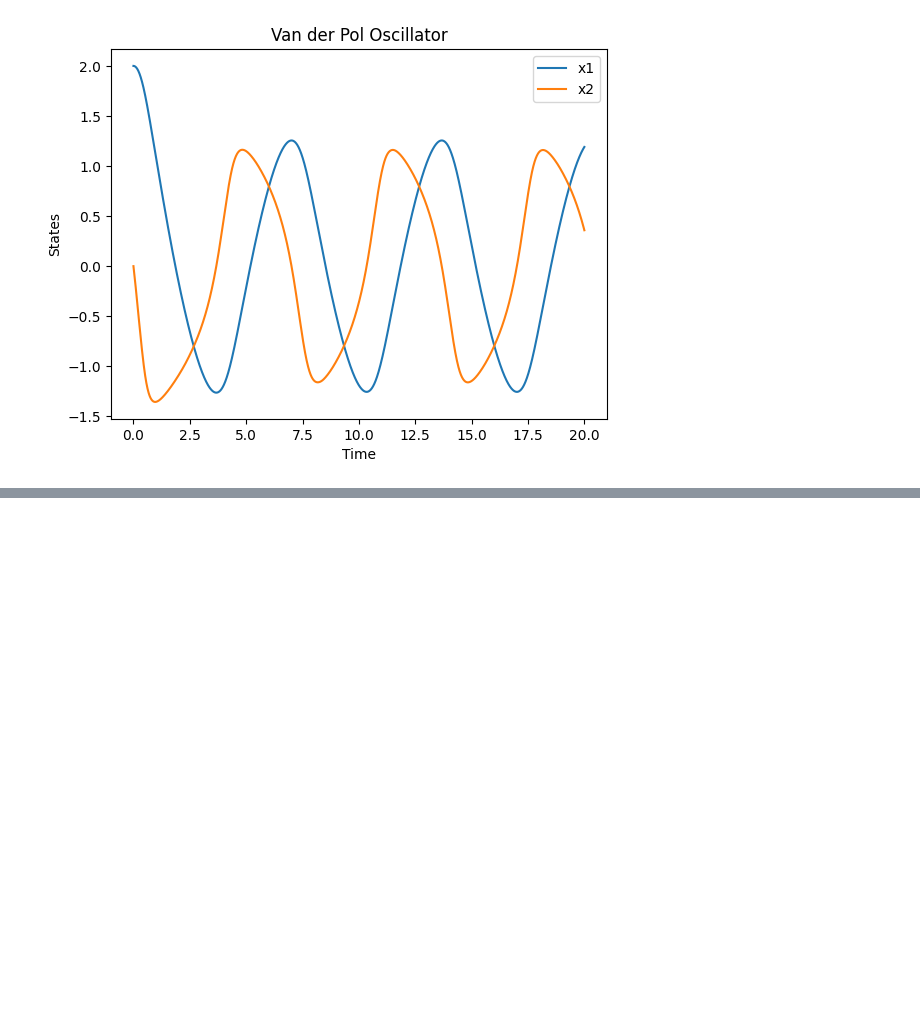
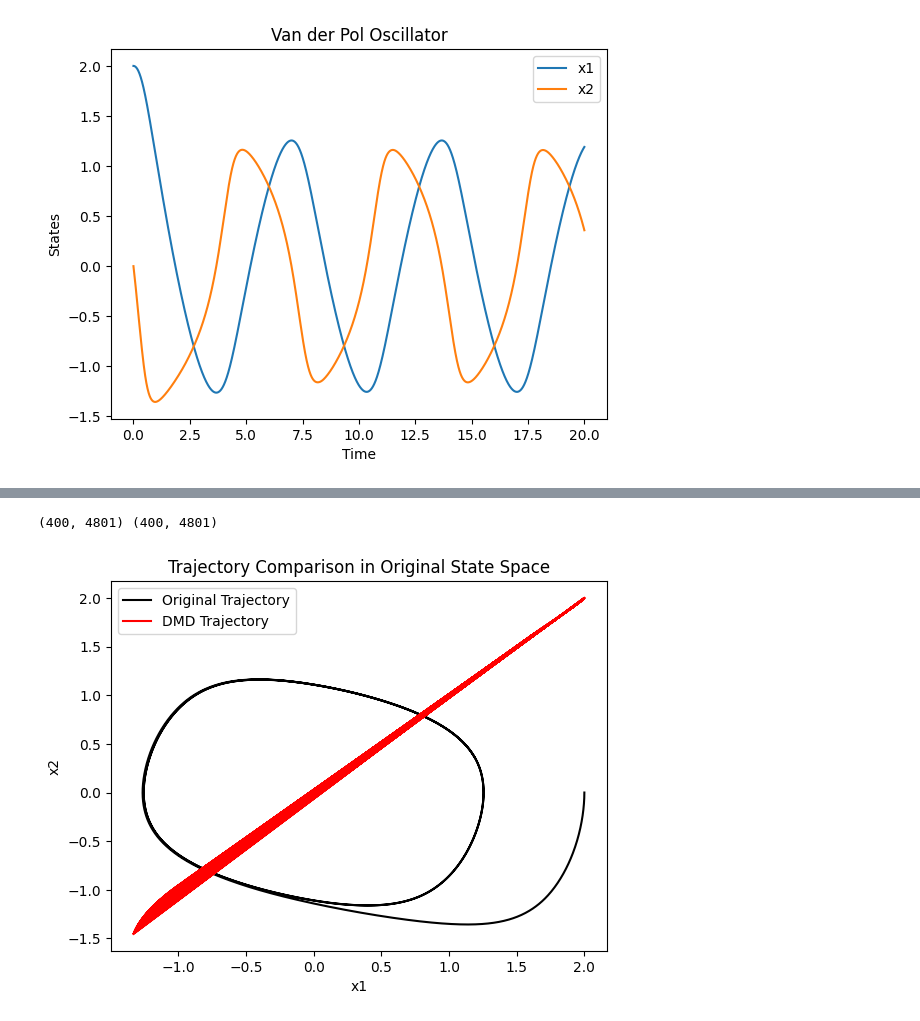
Before and after one commit to MatzeLopi/KIT-2243070, a Jupyter notebook: Exercises/ex4.ipynb, the cells around one changed output, grey strips where cells are left out. Cells and saved outputs as stored; diff of their text form; code cells hidden in the pictures; blank space fills up the shorter version.

```diff
--- a/Exercises/ex4.ipynb
+++ b/Exercises/ex4.ipynb
@@ -151,4 +80,5 @@ x, z, t = solve_pde(p, ic, t_span, z_span)
 # %%
+from scipy.integrate import solve_ivp
 def solve_vanderpol(t,l,c,a,b,x0):
     """
     Solves the Van der Pol oscillator ODE
@@ -194,12 +124,12 @@ def solve_vanderpol(t,l,c,a,b,x0):
 
 
 # Params for the Van der Pol oscillator
-t = np.linspace(0, 20, 5001)
+t = jnp.linspace(0, 20, 5001)
 l = 1.0
 c = 1.0
 a = 1.0
 b = 1.0
-x0 = [2.0, 0.0]
+x0 = jnp.array([2.0, 0.0])
 
 t, x = solve_vanderpol(t,l,c,a,b,x0)
 
@@ -277,0 +149,50 @@ plt.show()
+# %%
+# Define Hankel matrix
+hrow = 200
+def hankel(hrow, x, t):
+    """ Create Hankel matrices from a time series x using delay embedding.
+        For a data matrix x of shape (n, T), this function creates
+        X   = [ x[:,0:m]; x[:,1:m+1]; ...; x[:,hrow-1:m+hrow-1] ]
+        Xp  = [ x[:,1:m+1]; x[:,2:m+2]; ...; x[:,hrow:m+hrow] ]
+        where m = T - hrow + 1.
+
+    Args:
+        hrow (int): number of delays (rows per block)
+        x (jax.numpy.ndarray): data matrix of shape (n, T)
+        t (jax.numpy.ndarray): time vector (length T)
+
+    Returns:
+        X (jax.numpy.ndarray): Hankel matrix of shape (n*hrow, m)
+        Xp (jax.numpy.ndarray): time-shifted Hankel matrix of shape (n*hrow, m)
+    """
+    T = x.shape[1]
+    m = T - hrow  # Use T - hrow so that both Hankel matrices have the same number of columns.
+    X = jnp.concatenate([x[:, i:i+m] for i in range(hrow)], axis=0)
+    Xp = jnp.concatenate([x[:, i+1:i+m+1] for i in range(hrow)], axis=0)
+    return X, Xp
+
+Xtd, Xtdp = hankel(hrow,x,t)
+print(Xtd.shape, Xtdp.shape)
+# Compute DMD
+# a,b,phi,lam = dmd.dmdc(Xtd, Xtdp, r)  # Use corrected DMD function
+
+a, phi, lam = dmd.dmd(Xtd, Xtdp, 3)
+
+x0_hankel = Xtd[:, 0]  # shape is (n*hrow,)
+
+
+sim = dmd.dmd_reconstruction(phi, lam, x0_hankel, np.arange(0, 5000))
+x_recon = sim[:2, :]
+
+
+plt.figure()
+plt.plot(x[0, :], x[1, :], 'k-', label='Original Trajectory') # original simulation
+plt.plot(x_recon[0, :].real, x_recon[1, :].real, 'r-', label='DMD Trajectory')
+plt.xlabel('x1')
+plt.ylabel('x2')
+plt.title('Trajectory Comparison in Original State Space')
+plt.legend()
+plt.show()
+# %% [output]
+(400, 4801) (400, 4801)
+[figure, added]
```
Also changed, not shown: parts of 14 cells of this notebook, 4 other files.
